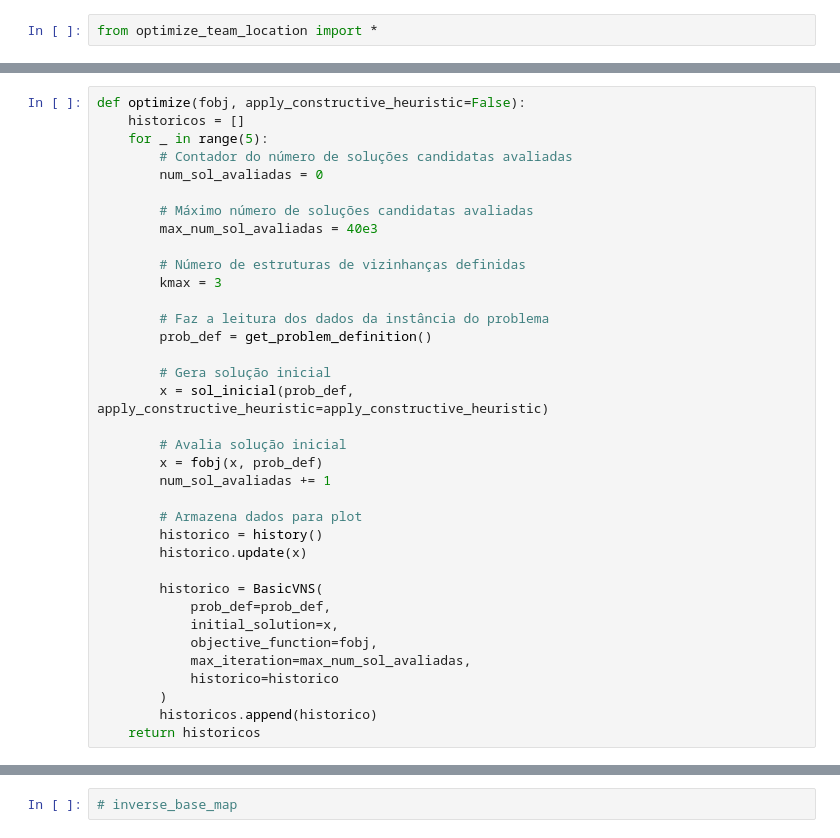
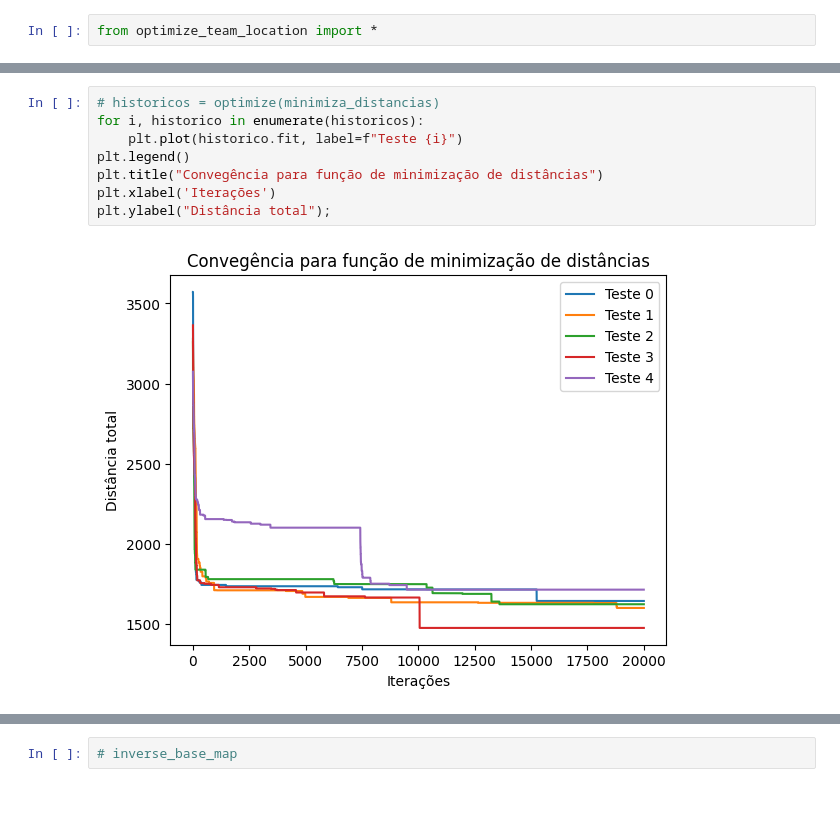
Before and after one commit to MatheusCascalho/teoria_decisao, a Jupyter notebook: rascunho_2.ipynb, the cells around one changed output, grey strips where cells are left out. Cells and saved outputs as stored; diff of their text form; blank space fills up the shorter version.

```diff
--- a/rascunho_2.ipynb
+++ b/rascunho_2.ipynb
@@ -67,36 +73,10 @@ for _ in range(5):
-# %%
-def optimize(fobj, apply_constructive_heuristic=False):
-    historicos = []
-    for _ in range(5):
-        # Contador do número de soluções candidatas avaliadas
-        num_sol_avaliadas = 0
-
-        # Máximo número de soluções candidatas avaliadas
-        max_num_sol_avaliadas = 40e3
-
-        # Número de estruturas de vizinhanças definidas
-        kmax = 3
-
-        # Faz a leitura dos dados da instância do problema
-        prob_def = get_problem_definition()
-
-        # Gera solução inicial
-        x = sol_inicial(prob_def, apply_constructive_heuristic=apply_constructive_heuristic)
-
-        # Avalia solução inicial
-        x = fobj(x, prob_def)
-        num_sol_avaliadas += 1
-
-        # Armazena dados para plot
-        historico = history()
-        historico.update(x)
-
-        historico = BasicVNS(
-            prob_def=prob_def,
-            initial_solution=x,
-            objective_function=fobj,
-            max_iteration=max_num_sol_avaliadas,
-            historico=historico
-        )
-        historicos.append(historico)
-    return historicos
+# %%
+# historicos = optimize(minimiza_distancias)
+for i, historico in enumerate(historicos):
+    plt.plot(historico.fit, label=f"Teste {i}")
+plt.legend()
+plt.title("Convegência para função de minimização de distâncias")
+plt.xlabel('Iterações')
+plt.ylabel("Distância total");
+# %% [output]
+[figure, added]
```
Also changed, not shown: parts of 69 cells of this notebook, 1 other file.
